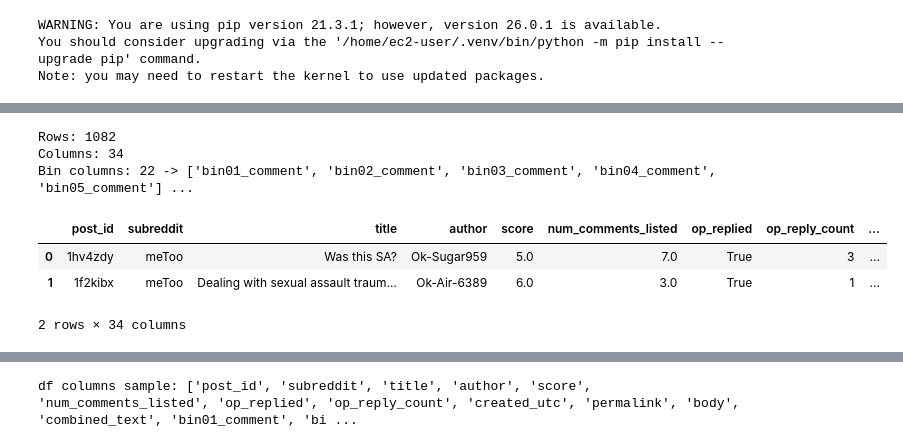
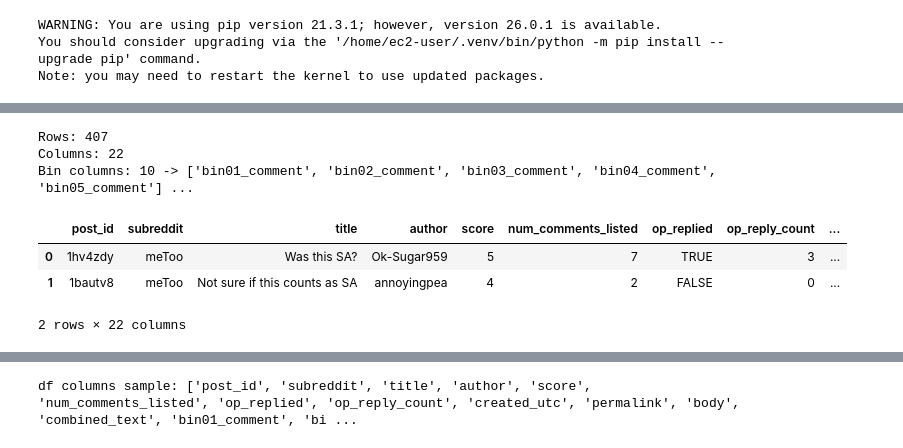
Before and after one commit to Sanjeev2601/ambivalent-stories, a Jupyter notebook: jupyter-notebooks/Ranking.ipynb, the cells around one changed output, grey strips where cells are left out. Saved outputs shown, nothing was run; the diff lists cells and outputs as text; code cells hidden in the pictures.

```diff
--- a/jupyter-notebooks/Ranking.ipynb
+++ b/jupyter-notebooks/Ranking.ipynb
@@ -55,24 +55,24 @@ MODEL = "gpt-5.2"     # or "gpt-5.2-mini" if you want cheaper/faster
 TEMPERATURE = 0
 MAX_COMPLETION_TOKENS = 80
 # %%
-CSV_PATH = "Ambivalent_Binning.csv"
+CSV_PATH = "Ambivalent_Binning_Clean_d0.csv"
 df = pd.read_csv(CSV_PATH, dtype=str)  # keep everything as string-safe
 
 print("Rows:", len(df))
 print("Columns:", len(df.columns))
 
 bin_cols = [c for c in df.columns if c.startswith("bin") and c.endswith("_comment")]
 print("Bin columns:", len(bin_cols), "->", bin_cols[:5], "...")
 
 df.head(2)
 # %% [output]
-Rows: 1082
-Columns: 34
-Bin columns: 22 -> ['bin01_comment', 'bin02_comment', 'bin03_comment', 'bin04_comment', 'bin05_comment'] ...
+Rows: 407
+Columns: 22
+Bin columns: 10 -> ['bin01_comment', 'bin02_comment', 'bin03_comment', 'bin04_comment', 'bin05_comment'] ...
 |  | post_id | subreddit | title | author | score | num_comments_listed | op_replied | op_reply_count | ... |
-| 0 | 1hv4zdy | meToo | Was this SA? | Ok-Sugar959 | 5.0 | 7.0 | True | 3 | ... |
-| 1 | 1f2kibx | meToo | Dealing with sexual assault traum... | Ok-Air-6389 | 6.0 | 3.0 | True | 1 | ... |
+| 0 | 1hv4zdy | meToo | Was this SA? | Ok-Sugar959 | 5 | 7 | TRUE | 3 | ... |
+| 1 | 1bautv8 | meToo | Not sure if this counts as SA | annoyingpea | 4 | 2 | FALSE | 0 | ... |
-2 rows × 34 columns
+2 rows × 22 columns
 # %%
 import re
 
```
Also changed, not shown: parts of 15 cells of this notebook, 38 other files.
